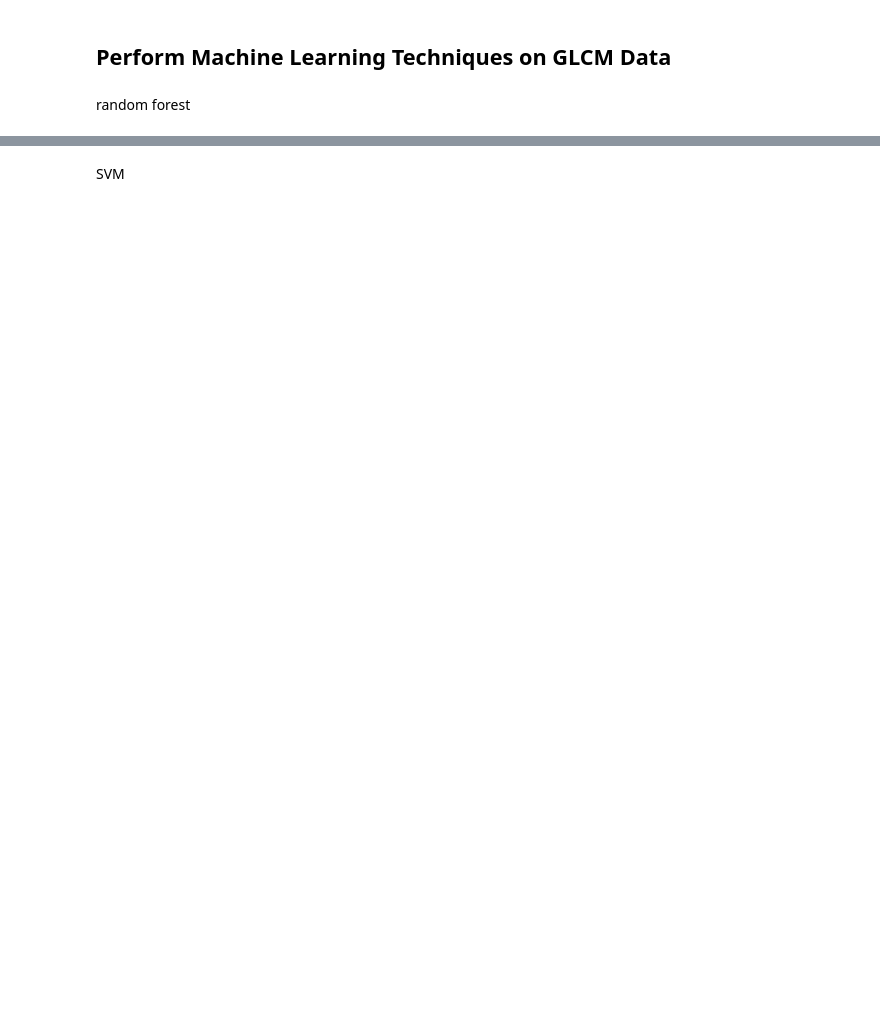
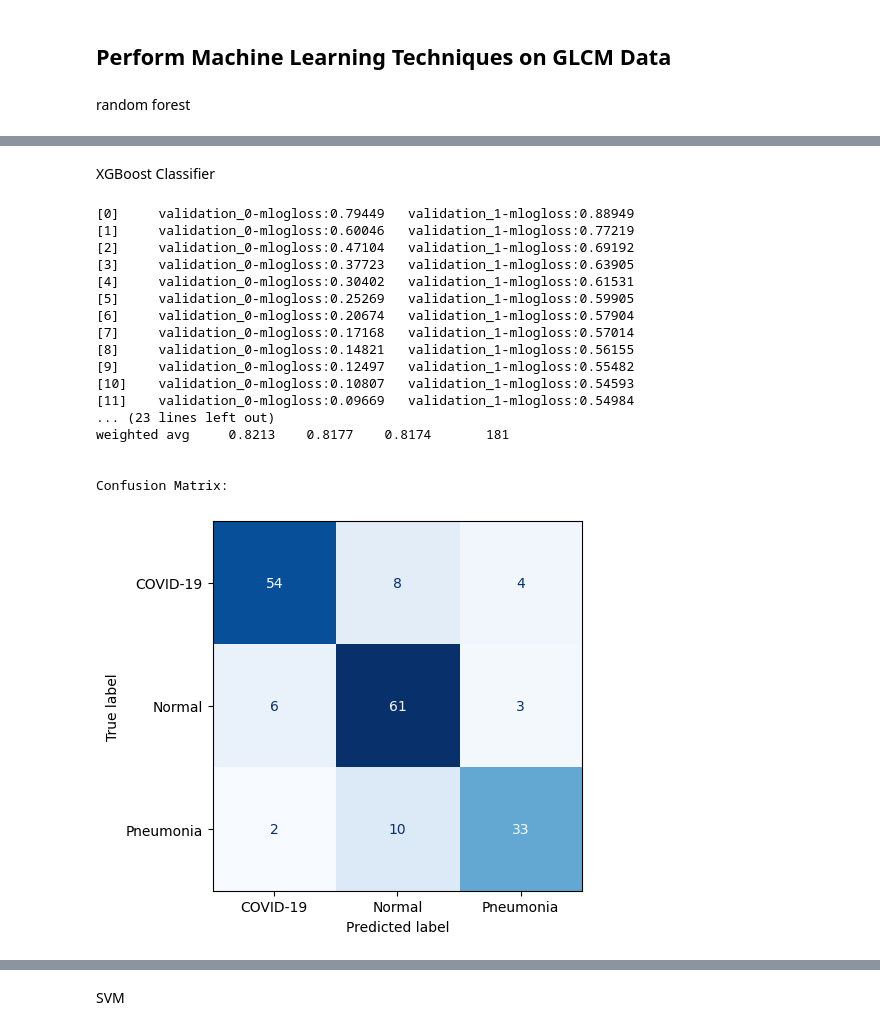
Before and after one commit to bdog18/ChestXRayClassifier, a Jupyter notebook: main.ipynb, the cells around one changed output, grey strips where cells are left out. Saved outputs shown, nothing was run; the diff lists cells and outputs as text; code cells hidden in the pictures; blank space fills up the shorter version.

```diff
--- a/main.ipynb
+++ b/main.ipynb
@@ -506,0 +500,53 @@ Confusion Matrix:
+# %% [markdown]
+XGBoost Classifier
+# %%
+from xgboost import XGBClassifier
+
+xgb = XGBClassifier(
+    objective='multi:softmax',
+    device="cuda",
+    eval_metric='mlogloss',
+    verbosity=1,
+    early_stopping_rounds=10,
+    random_state=42
+)
+
+# Train the classifier
+xgb.fit(X_train, y_train, eval_set=[(X_train, y_train), (X_test, y_test)])
+
+# Make predictions
+y_pred = xgb.predict(X_test)
+
+print("\nClassification Report:")
+print(classification_report(y_true=y_test,
+                            y_pred=y_pred,
+                            target_names=list(label_map.values()),
+                            digits=4))
+
+
+print("\nConfusion Matrix:")
+ConfusionMatrixDisplay.from_predictions(y_true= y_test,
+                                        y_pred= y_pred,
+                                        display_labels=label_map.values(),
+                                        cmap=plt.cm.Blues,
+                                        colorbar=False)
+plt.show()
+# %% [output]
+[0]     validation_0-mlogloss:0.79449   validation_1-mlogloss:0.88949
+[1]     validation_0-mlogloss:0.60046   validation_1-mlogloss:0.77219
+[2]     validation_0-mlogloss:0.47104   validation_1-mlogloss:0.69192
+[3]     validation_0-mlogloss:0.37723   validation_1-mlogloss:0.63905
+[4]     validation_0-mlogloss:0.30402   validation_1-mlogloss:0.61531
+[5]     validation_0-mlogloss:0.25269   validation_1-mlogloss:0.59905
+[6]     validation_0-mlogloss:0.20674   validation_1-mlogloss:0.57904
+[7]     validation_0-mlogloss:0.17168   validation_1-mlogloss:0.57014
+[8]     validation_0-mlogloss:0.14821   validation_1-mlogloss:0.56155
+[9]     validation_0-mlogloss:0.12497   validation_1-mlogloss:0.55482
+[10]    validation_0-mlogloss:0.10807   validation_1-mlogloss:0.54593
+[11]    validation_0-mlogloss:0.09669   validation_1-mlogloss:0.54984
+... (23 lines left out)
+weighted avg     0.8213    0.8177    0.8174       181
+
+
+Confusion Matrix:
+[figure, added]
```
Also changed, not shown: parts of 16 cells of this notebook.
